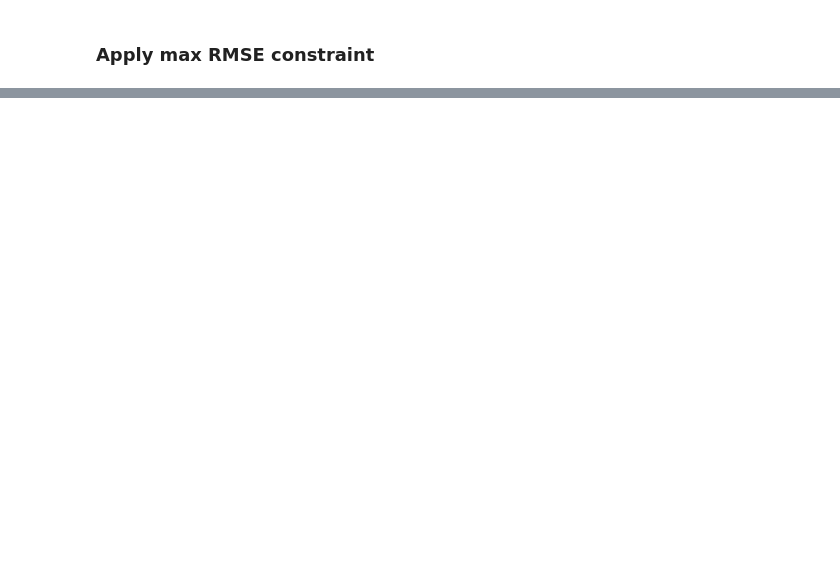
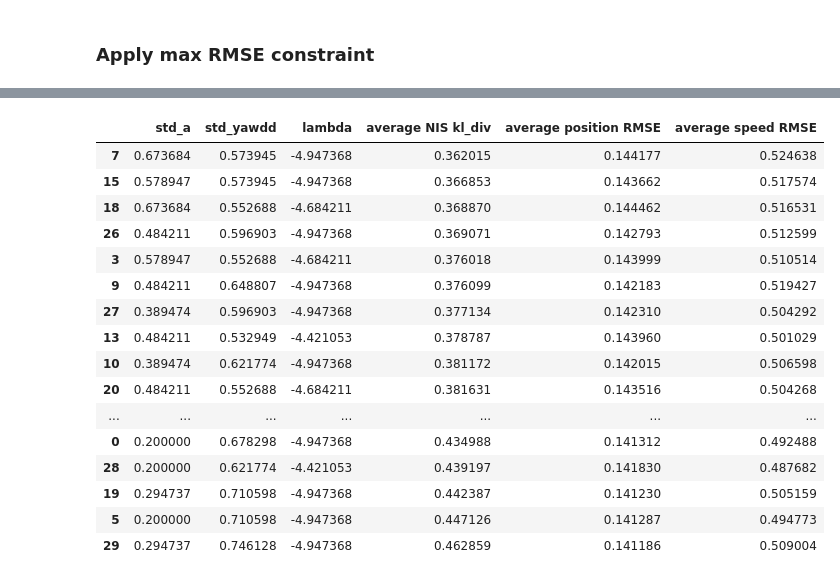
Before and after one commit to jdleesmiller/CarND-Unscented-Kalman-Filter-Project, a Jupyter notebook: notes.ipynb, the cells around one changed output, grey strips where cells are left out. Drawn from its saved outputs; the diff is of its cells as text; code cells hidden in the pictures; blank space fills up the shorter version.

```diff
--- a/notes.ipynb
+++ b/notes.ipynb
@@ -362,6 +360,89 @@ def plot_in_parameter_space(results, size_scale=30):
     fig.colorbar(p)
 
 plot_in_parameter_space(NON_DOMINATED_KL_DIV_RESULTS)
+# %%
+def make_position_rmse_vector(values):
+    return np.concatenate([
+        make_single_position_rmse_vector(values[1]),
+        make_single_position_rmse_vector(values[2])
+    ])
+
+def make_speed_rmse_vector(values):
+    return np.concatenate([
+        make_single_speed_rmse_vector(values[1]),
+        make_single_speed_rmse_vector(values[2])
+    ])
+
+def plot_in_3d_objective_space(results, consistency_score, pareto_only):
+    keys = list(results.keys())
+    values = [results[key] for key in keys]
+    data = np.array([
+        [
+            np.mean(make_nis_vector(value, consistency_score)),
+            average_rmse(make_position_rmse_vector(value)),
+            average_rmse(make_speed_rmse_vector(value))
+        ]
+        for value in values
+    ])
+
+    frontier = None
+    if pareto_only:
+        indexes = [
+            i
+            for i in range(len(keys))
+            if not any (
+                np.all(data[j,:] < data[i,:])
+                for j in range(len(keys))
+            )
+        ]
+        frontier = pd.DataFrame([
+            (
+                key_i['std_a'], key_i['std_yawdd'], key_i['lambd'],
+                data[i,0], data[i,1], data[i,2]
+            )
+            for i in indexes
+            for key_i in [dict(keys[i])]
+        ], columns=(
+            'std_a', 'std_yawdd', 'lambda',
+            'average NIS ' + consistency_score,
+            'average position RMSE', 'average speed RMSE'
+        )).sort_values('average NIS ' + consistency_score)
+    else:
+        indexes = range(len(keys))
+
+    fig = plt.figure()
+    ax = fig.add_subplot(111, projection='3d')
+    p = ax.scatter(data[indexes,0], data[indexes,1], data[indexes,2])
+    ax.set_xlabel('average NIS')
+    ax.set_ylabel('average position RMSE')
+    ax.set_zlabel('average speed RMSE')
+    ax.view_init(elev=10, azim=-70)
+
+    for i in indexes:
+        key = dict(keys[i])
+        text = "{std_a:.3f},{std_yawdd:.3f},{lambd:.3f}".format(**key)
+        ax.text(data[i,0], data[i,1], data[i,2], text, size=8)
+    return frontier
+
+plot_in_3d_objective_space(NON_DOMINATED_KL_DIV_RESULTS, 'kl_div', pareto_only=True)
+# %% [output]
+|  | std_a | std_yawdd | lambda | average NIS kl_div | average position RMSE | average speed RMSE |
+| 7 | 0.673684 | 0.573945 | -4.947368 | 0.362015 | 0.144177 | 0.524638 |
+| 15 | 0.578947 | 0.573945 | -4.947368 | 0.366853 | 0.143662 | 0.517574 |
+| 18 | 0.673684 | 0.552688 | -4.684211 | 0.368870 | 0.144462 | 0.516531 |
+| 26 | 0.484211 | 0.596903 | -4.947368 | 0.369071 | 0.142793 | 0.512599 |
+| 3 | 0.578947 | 0.552688 | -4.684211 | 0.376018 | 0.143999 | 0.510514 |
+| 9 | 0.484211 | 0.648807 | -4.947368 | 0.376099 | 0.142183 | 0.519427 |
+| 27 | 0.389474 | 0.596903 | -4.947368 | 0.377134 | 0.142310 | 0.504292 |
+| 13 | 0.484211 | 0.532949 | -4.421053 | 0.378787 | 0.143960 | 0.501029 |
+| 10 | 0.389474 | 0.621774 | -4.947368 | 0.381172 | 0.142015 | 0.506598 |
+| 20 | 0.484211 | 0.552688 | -4.684211 | 0.381631 | 0.143516 | 0.504268 |
+| ... | ... | ... | ... | ... | ... | ... |
+| 0 | 0.200000 | 0.678298 | -4.947368 | 0.434988 | 0.141312 | 0.492488 |
+| 28 | 0.200000 | 0.621774 | -4.421053 | 0.439197 | 0.141830 | 0.487682 |
+| 19 | 0.294737 | 0.710598 | -4.947368 | 0.442387 | 0.141230 | 0.505159 |
+| 5 | 0.200000 | 0.710598 | -4.947368 | 0.447126 | 0.141287 | 0.494773 |
+| 29 | 0.294737 | 0.746128 | -4.947368 | 0.462859 | 0.141186 | 0.509004 |
 # %%
 def plot_in_objective_space(results, consistency_score, pareto_only):
     keys = list(results.keys())
```
Also changed, not shown: parts of 17 cells of this notebook, 2 other files.
